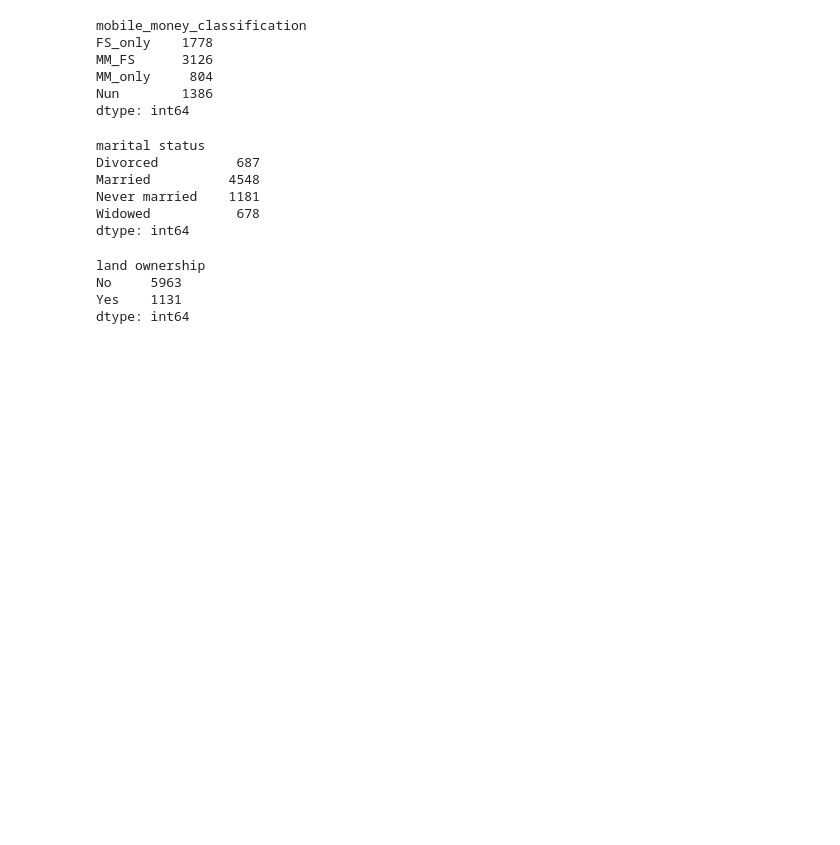
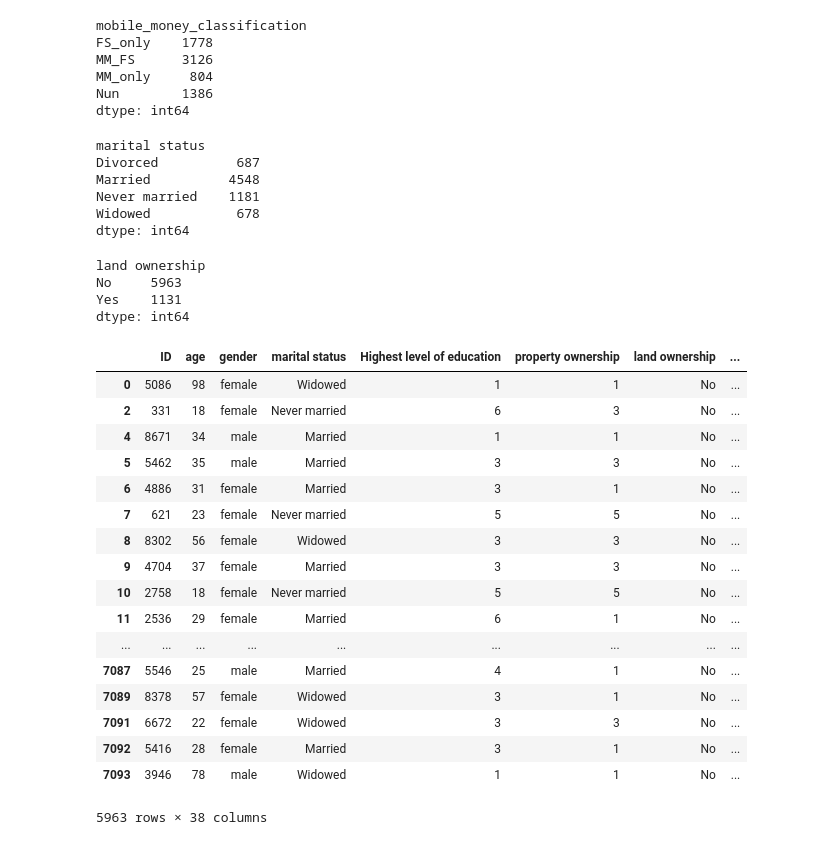
Before and after one commit to pulengmoru/dashboard_mobile, a Jupyter notebook: Mobile money dashboard.ipynb, the cells around one changed output. Saved outputs shown, nothing was run; the diff lists cells and outputs as text; code cells hidden in the pictures; blank space fills up the shorter version.

```diff
--- a/Mobile money dashboard.ipynb
+++ b/Mobile money dashboard.ipynb
@@ -110,4 +110,26 @@ land ownership
 No     5963
 Yes    1131
 dtype: int64
+# %%
+Nun=cash_outlet[cash_outlet['land ownership']=='No']
+Nun
+# %% [output]
+|  | ID | age | gender | marital status | Highest level of education | property ownership | land ownership | ... |
+| 0 | 5086 | 98 | female | Widowed | 1 | 1 | No | ... |
+| 2 | 331 | 18 | female | Never married | 6 | 3 | No | ... |
+| 4 | 8671 | 34 | male | Married | 1 | 1 | No | ... |
+| 5 | 5462 | 35 | male | Married | 3 | 3 | No | ... |
+| 6 | 4886 | 31 | female | Married | 3 | 1 | No | ... |
+| 7 | 621 | 23 | female | Never married | 5 | 5 | No | ... |
+| 8 | 8302 | 56 | female | Widowed | 3 | 3 | No | ... |
+| 9 | 4704 | 37 | female | Married | 3 | 3 | No | ... |
+| 10 | 2758 | 18 | female | Never married | 5 | 5 | No | ... |
+| 11 | 2536 | 29 | female | Married | 6 | 1 | No | ... |
+| ... | ... | ... | ... | ... | ... | ... | ... | ... |
+| 7087 | 5546 | 25 | male | Married | 4 | 1 | No | ... |
+| 7089 | 8378 | 57 | female | Widowed | 3 | 1 | No | ... |
+| 7091 | 6672 | 22 | female | Widowed | 3 | 3 | No | ... |
+| 7092 | 5416 | 28 | female | Married | 3 | 1 | No | ... |
+| 7093 | 3946 | 78 | male | Widowed | 1 | 1 | No | ... |
+5963 rows × 38 columns
 # %%
```
Also changed, not shown: parts of 1 cell of this notebook, 1 other file.
